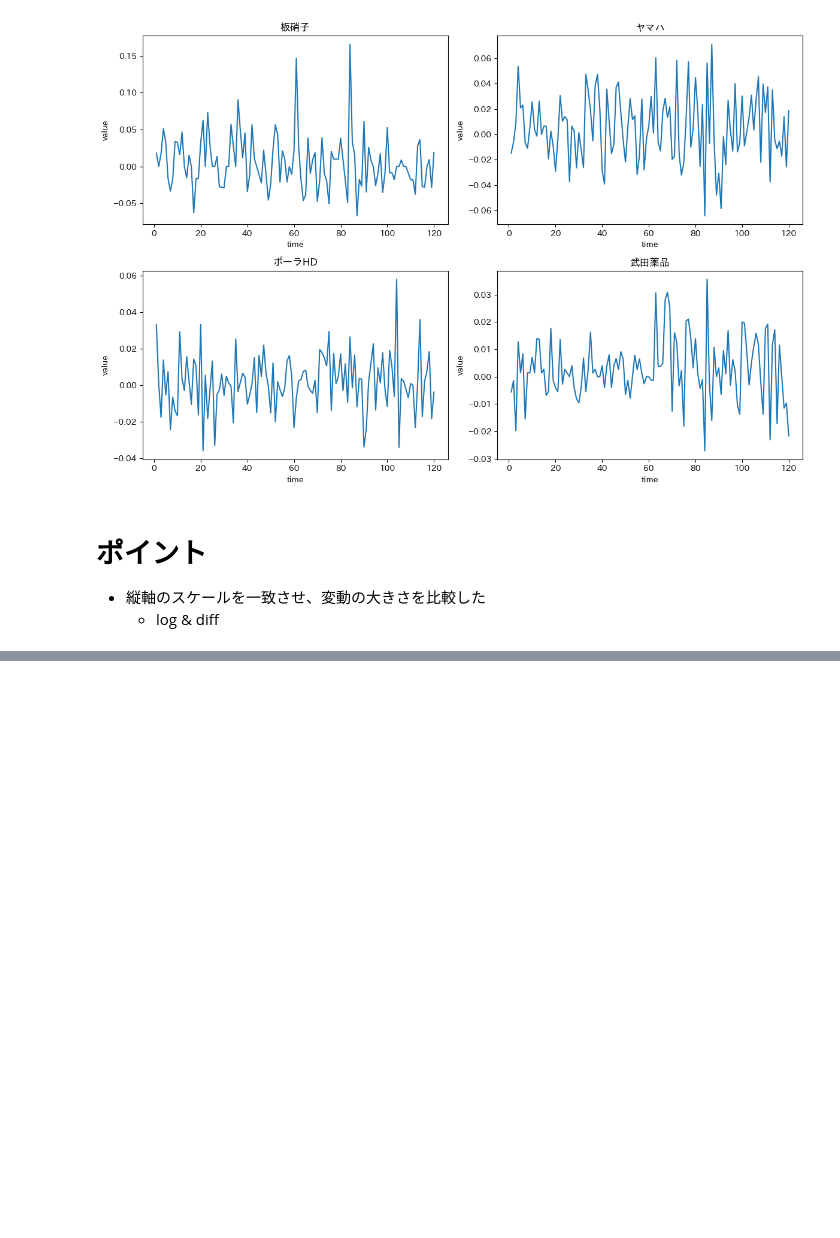
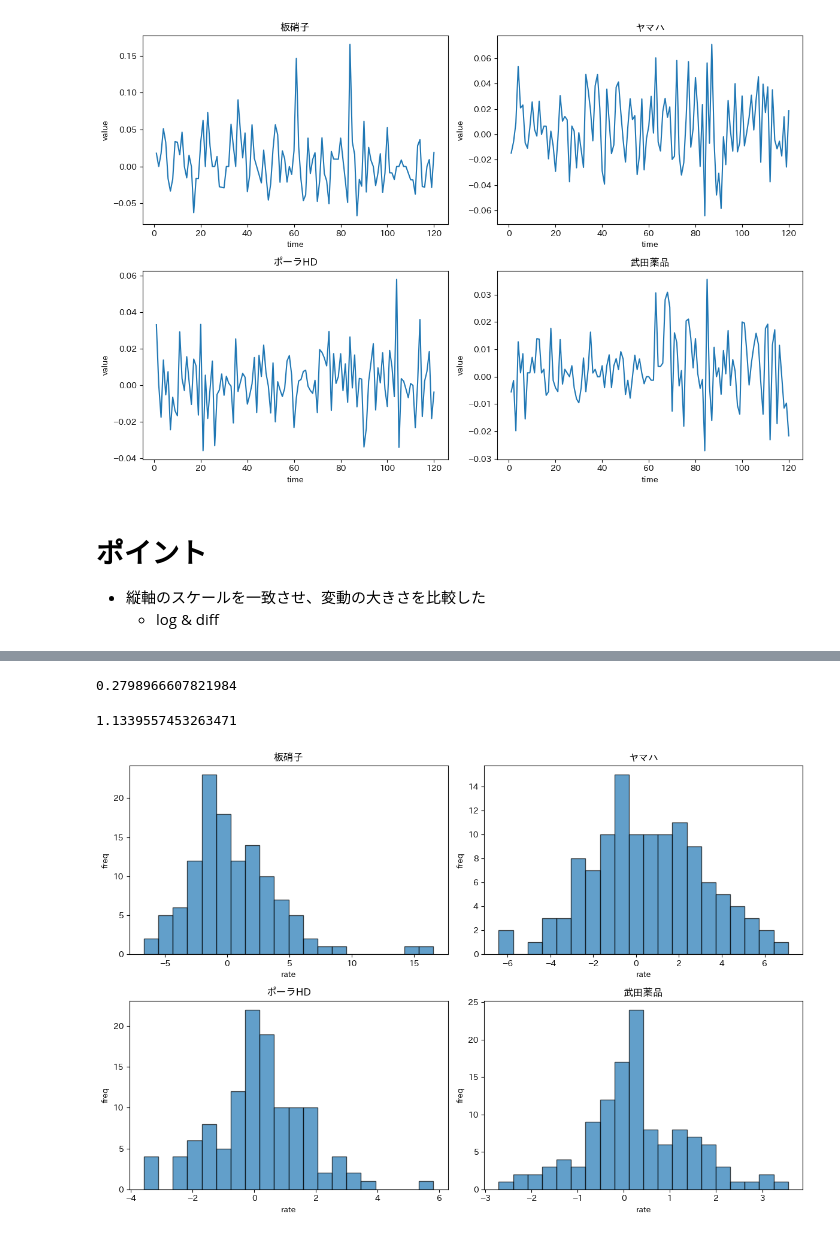
Before and after one commit to shunsuke-tsumori/timeseries_python, a Jupyter notebook: chap2.ipynb, the cells around one changed output, grey strips where cells are left out. Drawn from its saved outputs; the diff is of its cells as text; code cells hidden in the pictures; blank space fills up the shorter version.

```diff
--- a/chap2.ipynb
+++ b/chap2.ipynb
@@ -88,3 +88,6 @@ plt.show()
 # ポイント
 - 縦軸のスケールを一致させ、変動の大きさを比較した
     - log & diff
+# %%
+df = pd.read_csv("input/return4.csv")
+df.head()
@@ -90,0 +101,29 @@ plt.show()
+# %%
+df["x4502"].mean()
+# %% [output]
+0.2798966607821984
+# %%
+df["x4502"].std()
+# %% [output]
+1.1339557453263471
+# %%
+def myplot2():
+    name_map = {
+        "x5202": "板硝子",
+        "x4927": "ポーラHD",
+        "x7272": "ヤマハ",
+        "x4502": "武田薬品",
+    }
+    fig, axs = plt.subplots(2, 2, figsize=(12, 8))
+    for i, col in enumerate(df.columns):
+        ax = axs[i // 2, i % 2]
+        ax.hist(df[col], bins=20, alpha=0.7, edgecolor="black")
+        ax.set_title(name_map[col])
+        ax.set_xlabel("rate")
+        ax.set_ylabel("freq")
+
+    plt.tight_layout()
+    plt.show()
+myplot2()
+# %% [output]
+[figure, added]
```
Also changed, not shown: parts of 9 cells of this notebook, 1 other file.
